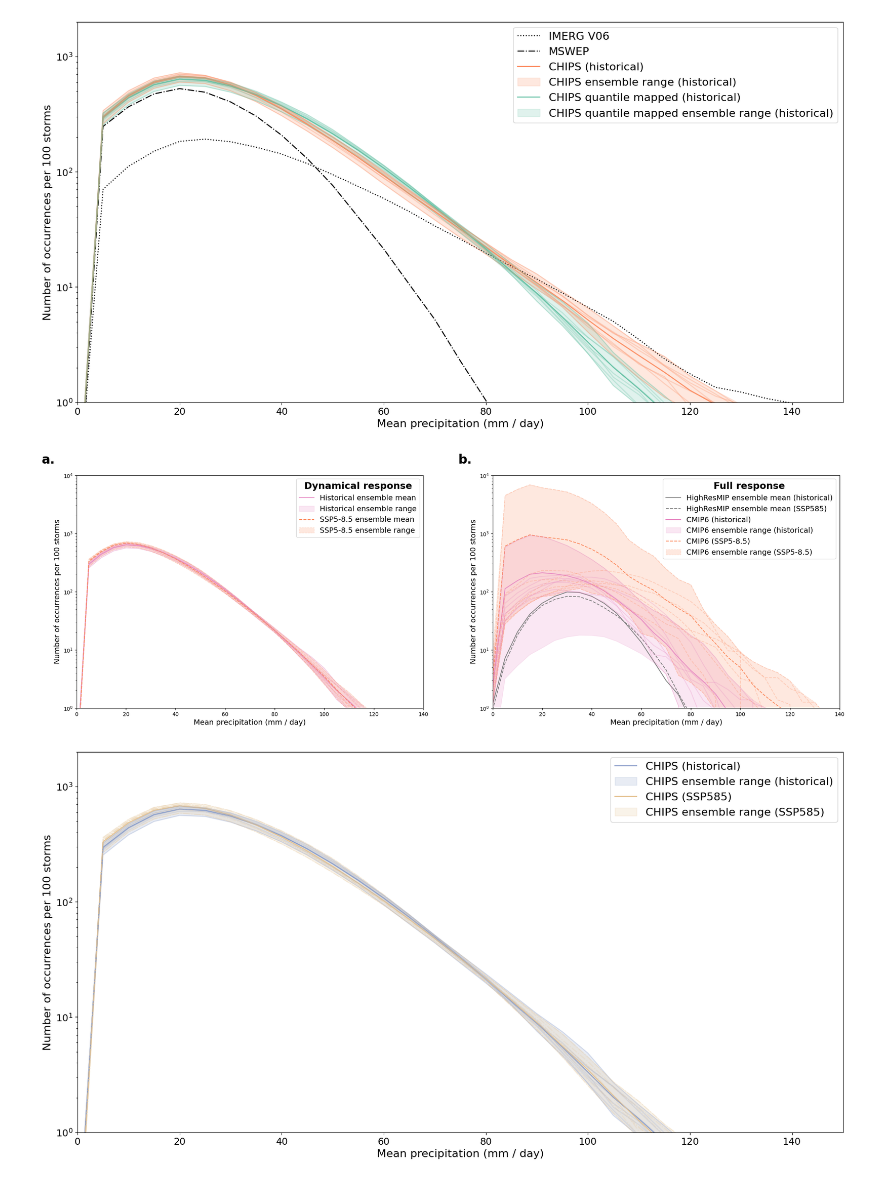
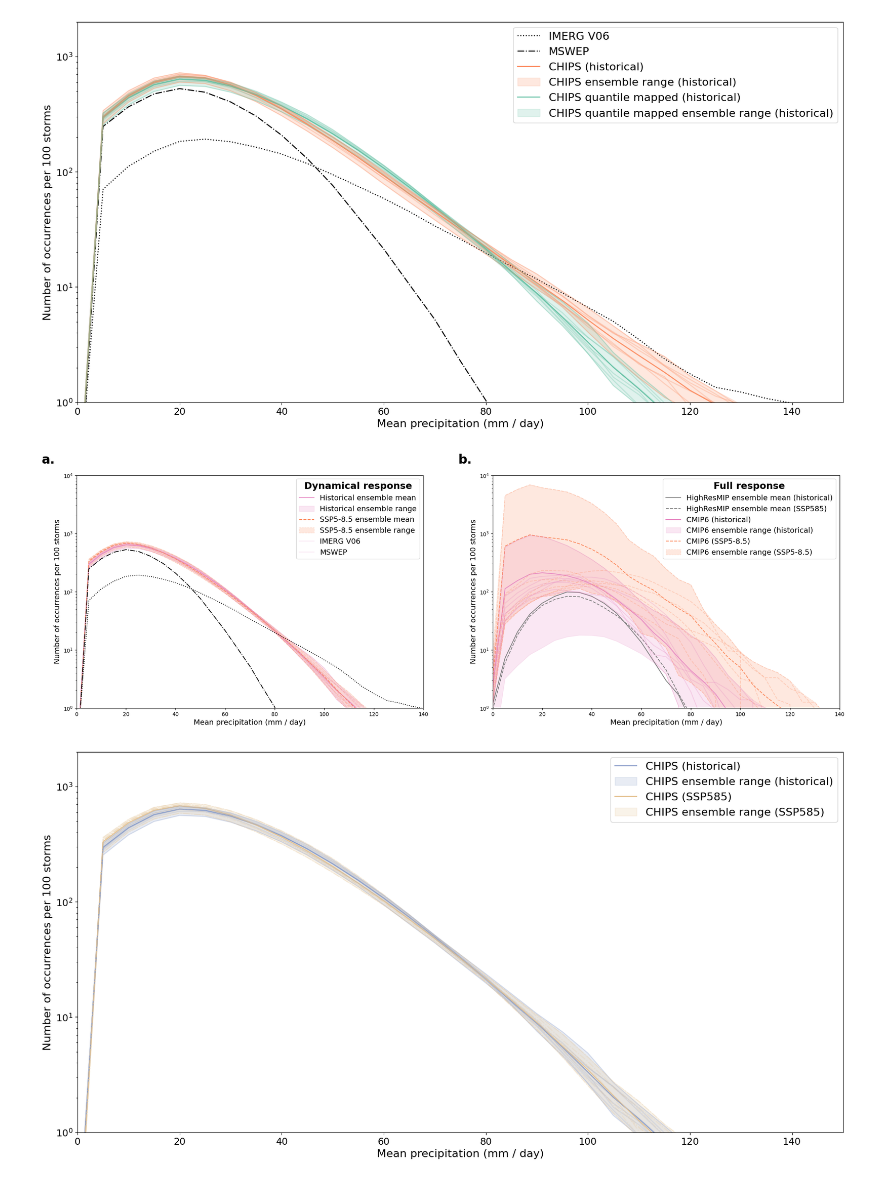
Before and after one commit to vosps/tropical_cyclone, a Jupyter notebook: chapter_3/rain_freq_chirps_final.ipynb, the cells around one changed output. Drawn from its saved outputs; the diff is of its cells as text; code cells hidden in the pictures.

```diff
--- a/chapter_3/rain_freq_chirps_final.ipynb
+++ b/chapter_3/rain_freq_chirps_final.ipynb
@@ -379,15 +380,19 @@ axes[0].fill_between(cnrm6_dates_qm,hist_ensemble_min_rain_qm,hist_ensemble_max_
 axes[0].plot(cnrm6_dates_ssp585_qm,ssp585_ensemble_average_rain_qm,color=colours[1],linestyle='dashed')
 axes[0].fill_between(cnrm6_dates_qm,ssp585_ensemble_min_rain_qm,ssp585_ensemble_max_rain_qm,alpha=0.2,color=colours[1],linestyle='dashed')
 nstorms = [10.43,10.18,10.58,10.20,10.54,10.33,9.50,11.17]
-for i,model in enumerate(models):
-    im = axes[0].plot(globals()[f'{model}_dates_qm'],globals()[f'{model}_total_rain_qm']/nstorms[i],alpha=0.2,color=colours[3])
-nstorms = [11.75,18.36,15.27,14.74,13.70,11.92,12.59,15.09]
-for i,model in enumerate(models):
-    im = axes[0].plot(globals()[f'{model}_dates_ssp585_qm'],globals()[f'{model}_total_rain_ssp585_qm']/nstorms[i],linestyle='dashed',alpha=0.2,color=colours[1])
+# for i,model in enumerate(models):
+#     im = axes[0].plot(globals()[f'{model}_dates_qm'],globals()[f'{model}_total_rain_qm']/nstorms[i],alpha=0.2,color=colours[3])
+# nstorms = [11.75,18.36,15.27,14.74,13.70,11.92,12.59,15.09]
+# for i,model in enumerate(models):
+#     im = axes[0].plot(globals()[f'{model}_dates_ssp585_qm'],globals()[f'{model}_total_rain_ssp585_qm']/nstorms[i],linestyle='dashed',alpha=0.2,color=colours[1])
+
+axes[0].plot(dates_imerg,total_rain_imerg/8.16,color='black',linestyle='dotted')
+axes[0].plot(dates_mswep,total_rain_mswep/12.52,color='black',linestyle='dashdot')
+
 axes[0].set_yscale('log')
 axes[0].set_ylim(1,10000)
 axes[0].set_xlim(0,140)
-legend0 = axes[0].legend(['Historical ensemble mean','Historical ensemble range','SSP5-8.5 ensemble mean','SSP5-8.5 ensemble range'],fontsize=14,title='Dynamical response')
+legend0 = axes[0].legend(['Historical ensemble mean','Historical ensemble range','SSP5-8.5 ensemble mean','SSP5-8.5 ensemble range','IMERG V06','MSWEP'],fontsize=14,title='Dynamical response')
 plt.setp(legend0.get_title(), fontsize=18, fontweight='bold')
 # axes[0].set_xticks(fontsize=14)
 # axes[0].set_yticks(fontsize=14)
@@ -418,34 +423,34 @@ axes[1].set_xlabel('Mean precipitation (mm / day)',fontsize=14)
 axes[1].set_ylabel('Number of occurrences per 100 storms',fontsize=14)
 
 # panel 3
 # models3 = ['cmcclr','ecearth','ipsl','miroc6','mpi','mri','nesm','noresm']
 axes[1].plot(mri_dates,hist_cmip6_average_rain,color=colours[3])
 axes[1].fill_between(mri_dates,hist_cmip6_min_rain,hist_cmip6_max_rain,alpha=0.2,color=colours[3])
 axes[1].plot(mri_dates_ssp585,ssp585_cmip6_average_rain,color=colours[1],linestyle='dashed')
 axes[1].fill_between(mri_dates_ssp585,ssp585_cmip6_min_rain,ssp585_cmip6_max_rain,alpha=0.2,color=colours[1],linestyle='dashed')
 nstorms_hist = [0.99,0.89,1.48,1.57,0.37,1.09,0.62,0.58]
 nstorms_ssp585 = [1.02,0.87,1.11,1.43,0.22,0.87,0.52,0.54]
 for i,model in enumerate(models3):
     im = axes[1].plot(globals()[f'{model}_dates'],globals()[f'{model}_total_rain']/nstorms_hist[i],alpha=0.3,color=colours[3])
     im = axes[1].plot(globals()[f'{model}_dates_ssp585'],globals()[f'{model}_total_rain_ssp585']/nstorms_ssp585[i],alpha=0.3,color=colours[1],linestyle='dashed')
 axes[1].set_yscale('log')
 axes[1].set_ylim(1,10000)
 axes[1].set_xlim(0,140)
 legend2 = axes[1].legend(['HighResMIP ensemble mean (historical)','HighResMIP ensemble mean (SSP585)','CMIP6 (historical)','CMIP6 ensemble range (historical)','CMIP6 (SSP5-8.5)','CMIP6 ensemble range (SSP5-8.5)'],fontsize=14,title = 'Full response')
 plt.setp(legend2.get_title(), fontsize=18, fontweight='bold')
 axes[1].set_xlabel('Mean precipitation (mm / day)',fontsize=14)
 axes[1].set_ylabel('Number of occurrences per 100 storms',fontsize=14)
 # axes[2].set_title('CMIP6')
 
 axes[0].text(-0.1, 1.05, 'a.', transform=axes[0].transAxes, size=24, weight='bold')
 
 axes[1].text(-0.1, 1.05, 'b.', transform=axes[1].transAxes, size=24, weight='bold')
 
 plt.savefig('3_rain_frequency_models_2.png',bbox_inches='tight')
 
 # normalise to be per storm or per 10 storms
 # %% [output]
-[figure, old version]
+[figure, new version]
 # %%
 # TODO: subsample so all counts are equivalent to 6 hourly samples - it will skew results if mswep is 3 hourly and cmip6 is a mix of 3 and 6 hourly.
 fig,axes = plt.subplots(1,1,figsize=(20, 10))
```
Also changed, not shown: parts of 1 cell of this notebook, 21 other files.
